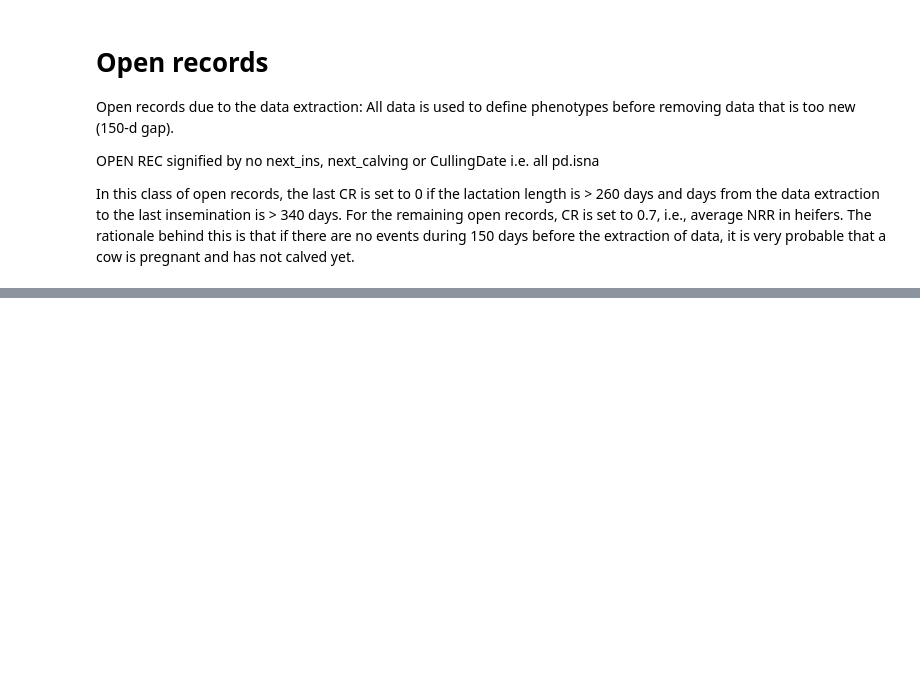
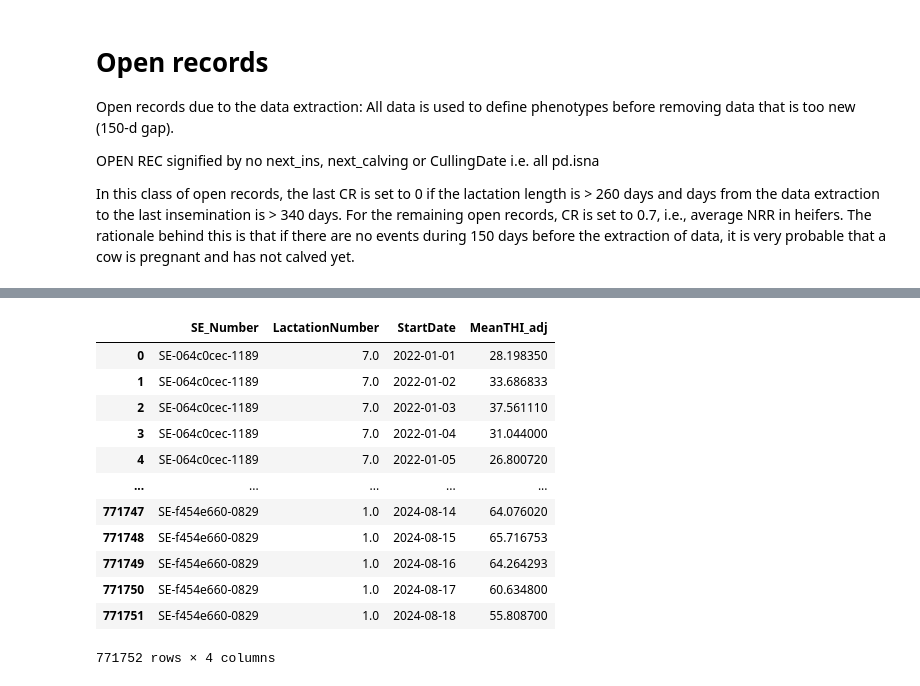
Before and after one commit to pgullstrand/Gigacow-tools, a Jupyter notebook: Projects/HeatStressEvaluation/DataPreprocessing/FertilityTraits.ipynb, the cells around one changed output, grey strips where cells are left out. Saved outputs shown, nothing was run; the diff lists cells and outputs as text; code cells hidden in the pictures; blank space fills up the shorter version.

```diff
--- a/Projects/HeatStressEvaluation/DataPreprocessing/FertilityTraits.ipynb
+++ b/Projects/HeatStressEvaluation/DataPreprocessing/FertilityTraits.ipynb
@@ -1294,0 +1360,22 @@ df.to_csv("../Data/CowData/fertilityDF.csv", index=False)
+# %%
+# Aggregate THI data to mean value per day
+df_THI = df_THI.groupby(['SE_Number', 'LactationNumber', 'StartDate']).agg({
+    'THI_adj': 'mean'
+}).reset_index()
+
+df_THI.rename(columns={'THI_adj': 'MeanTHI_adj'}, inplace=True)
+df_THI
+# %% [output]
+|  | SE_Number | LactationNumber | StartDate | MeanTHI_adj |
+| 0 | SE-064c0cec-1189 | 7.0 | 2022-01-01 | 28.198350 |
+| 1 | SE-064c0cec-1189 | 7.0 | 2022-01-02 | 33.686833 |
+| 2 | SE-064c0cec-1189 | 7.0 | 2022-01-03 | 37.561110 |
+| 3 | SE-064c0cec-1189 | 7.0 | 2022-01-04 | 31.044000 |
+| 4 | SE-064c0cec-1189 | 7.0 | 2022-01-05 | 26.800720 |
+| ... | ... | ... | ... | ... |
+| 771747 | SE-f454e660-0829 | 1.0 | 2024-08-14 | 64.076020 |
+| 771748 | SE-f454e660-0829 | 1.0 | 2024-08-15 | 65.716753 |
+| 771749 | SE-f454e660-0829 | 1.0 | 2024-08-16 | 64.264293 |
+| 771750 | SE-f454e660-0829 | 1.0 | 2024-08-17 | 60.634800 |
+| 771751 | SE-f454e660-0829 | 1.0 | 2024-08-18 | 55.808700 |
+771752 rows × 4 columns
```
Also changed, not shown: parts of 14 cells of this notebook.
